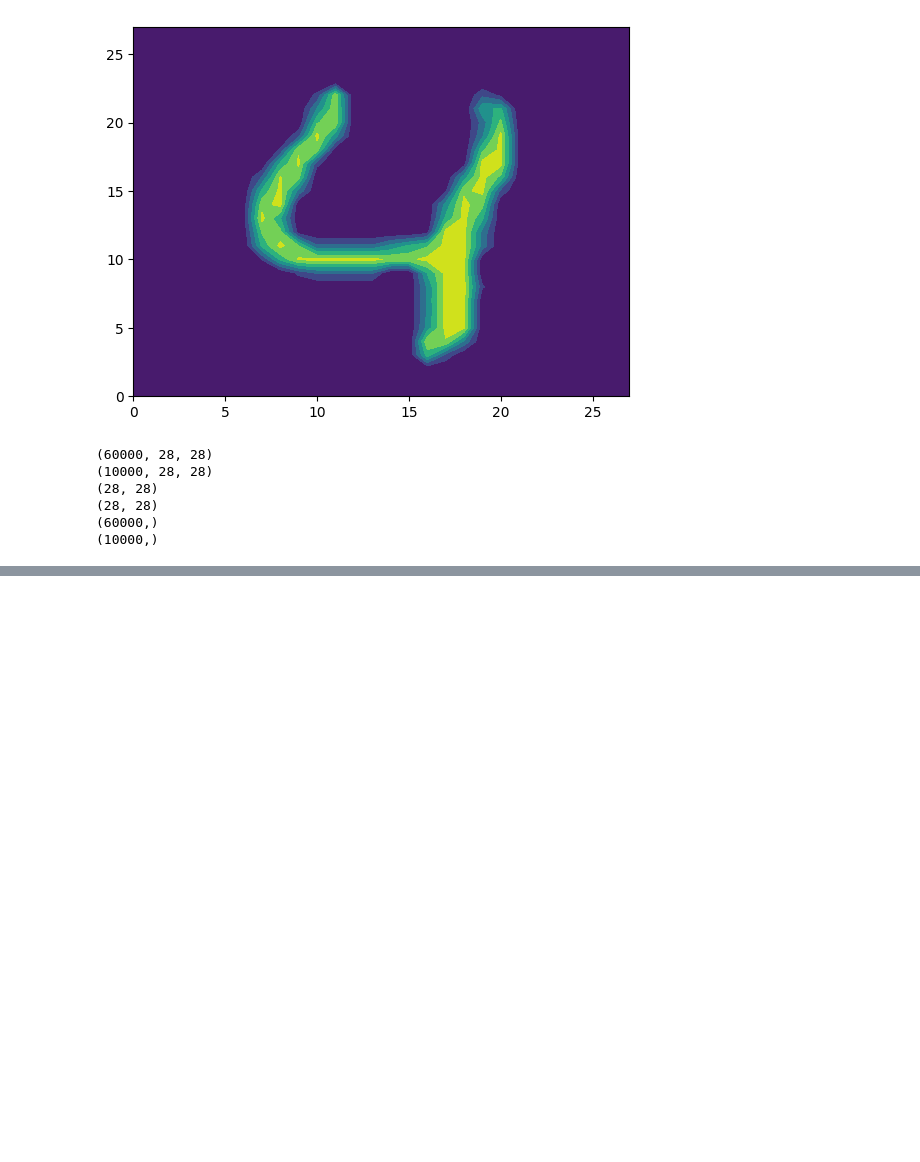
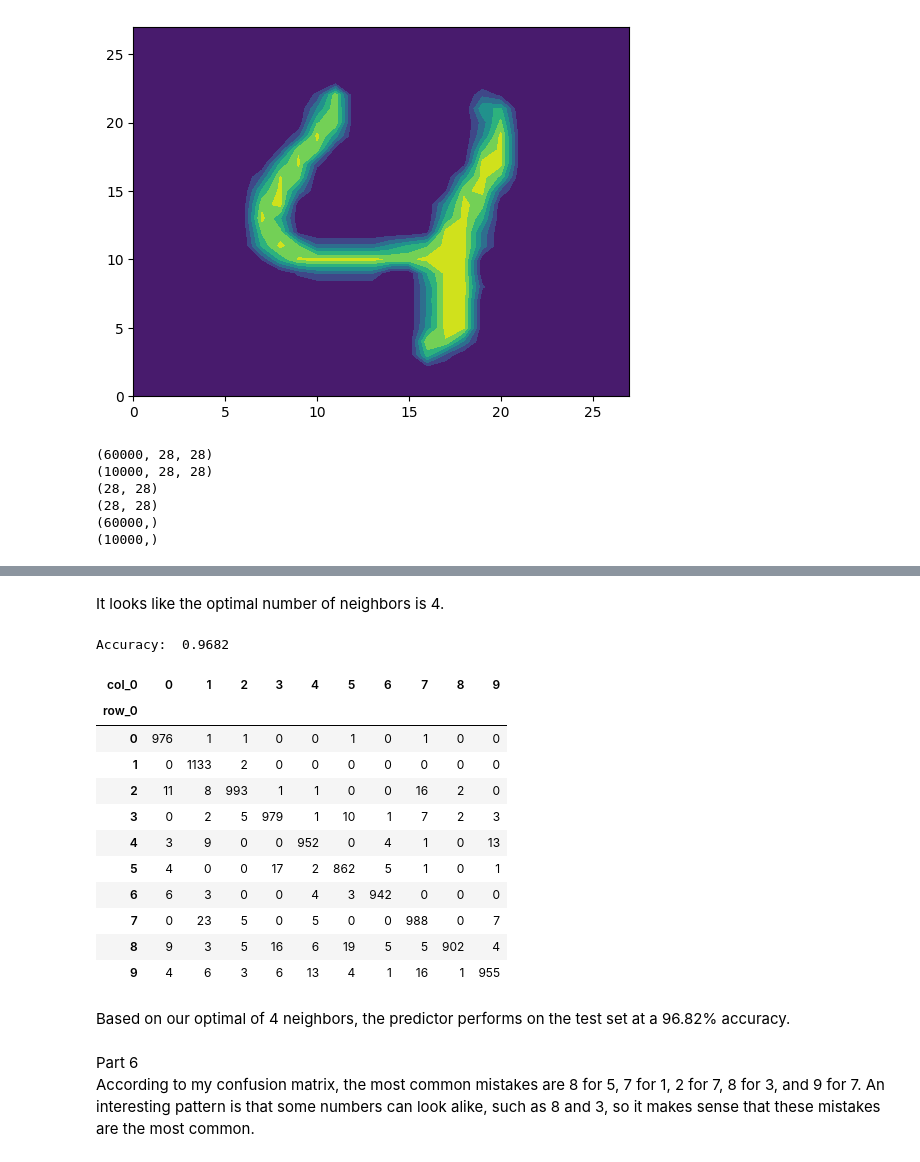
Before and after one commit to itisdavid/DS3001_labs, a Jupyter notebook: 03_computer_vision/computer_vision.ipynb, the cells around one changed output, grey strips where cells are left out. Drawn from its saved outputs; the diff is of its cells as text; code cells hidden in the pictures; blank space fills up the shorter version.

```diff
--- a/03_computer_vision/computer_vision.ipynb
+++ b/03_computer_vision/computer_vision.ipynb
@@ -183,0 +187,31 @@ plt.show()
+# %% [markdown]
+It looks like the optimal number of neighbors is 4.
+# %%
+# Par 5
+knn = KNeighborsClassifier(n_neighbors=4) # 4 based on graph above
+predictor = knn.fit(Z_train.values,y_train)
+y_hat = predictor.predict(Z_test.values)
+
+accuracy = knn.score(Z_test.values,y_test)
+print('Accuracy: ', accuracy)
+
+pd.crosstab(y_test, y_hat)
+# %% [output]
+Accuracy:  0.9682
+| col_0 | 0 | 1 | 2 | 3 | 4 | 5 | 6 | 7 | 8 | 9 |
+| row_0 |  |  |  |  |  |  |  |  |  |  |
+| 0 | 976 | 1 | 1 | 0 | 0 | 1 | 0 | 1 | 0 | 0 |
+| 1 | 0 | 1133 | 2 | 0 | 0 | 0 | 0 | 0 | 0 | 0 |
+| 2 | 11 | 8 | 993 | 1 | 1 | 0 | 0 | 16 | 2 | 0 |
+| 3 | 0 | 2 | 5 | 979 | 1 | 10 | 1 | 7 | 2 | 3 |
+| 4 | 3 | 9 | 0 | 0 | 952 | 0 | 4 | 1 | 0 | 13 |
+| 5 | 4 | 0 | 0 | 17 | 2 | 862 | 5 | 1 | 0 | 1 |
+| 6 | 6 | 3 | 0 | 0 | 4 | 3 | 942 | 0 | 0 | 0 |
+| 7 | 0 | 23 | 5 | 0 | 5 | 0 | 0 | 988 | 0 | 7 |
+| 8 | 9 | 3 | 5 | 16 | 6 | 19 | 5 | 5 | 902 | 4 |
+| 9 | 4 | 6 | 3 | 6 | 13 | 4 | 1 | 16 | 1 | 955 |
+# %% [markdown]
+Based on our optimal of 4 neighbors, the predictor performs on the test set at a 96.82% accuracy.
+# %% [markdown]
+Part 6
+According to my confusion matrix, the most common mistakes are 8 for 5, 7 for 1, 2 for 7, 8 for 3, and 9 for 7. An interesting pattern is that some numbers can look alike, such as 8 and 3, so it makes sense that these mistakes are the most common.
```
Also changed, not shown: parts of 2 cells of this notebook.
